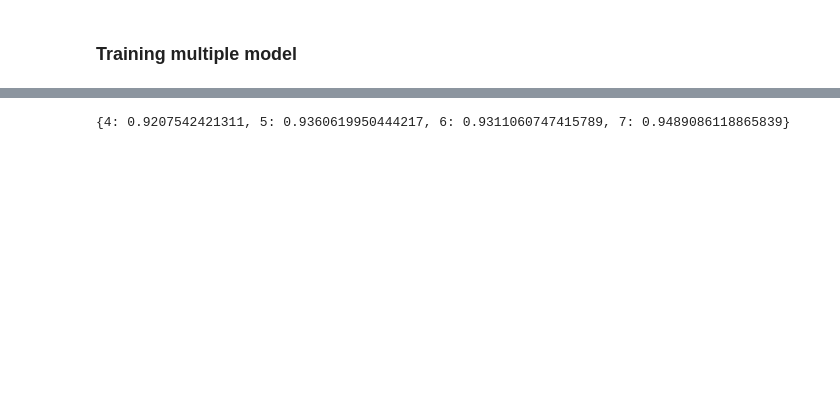
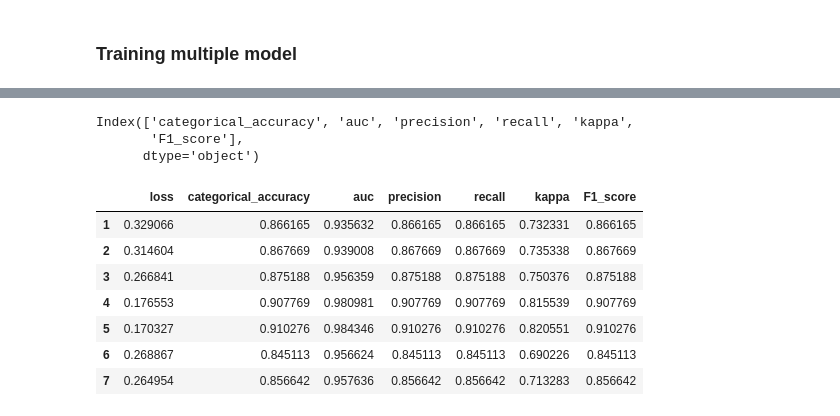
Before and after one commit to Yannick1977/Predictive_maintenance, a Jupyter notebook: Notebook/#3_Modeling_DNN.ipynb, the cells around one changed output, grey strips where cells are left out. Drawn from its saved outputs; the diff is of its cells as text; code cells hidden in the pictures; blank space fills up the shorter version.

```diff
--- a/Notebook/#3_Modeling_DNN.ipynb
+++ b/Notebook/#3_Modeling_DNN.ipynb
@@ -111,3 +123,3 @@ Confusion matrix, without normalization
 # %%
-res = model.print_evaluation(X_val.to_numpy(), y_val.to_numpy(), y_pred_val>0.5)
+res, score_details = model.print_evaluation(X_val.to_numpy(), y_val.to_numpy(), y_pred_val>0.5, verbose=0)
 # %% [output]
@@ -123,8 +136,9 @@ F1_score:  0.9756059624108879
 ### Training multiple model
 # %%
 score = {}
+df_score = pd.DataFrame()
 
-for i in range(4,8,1):
+for i in range(1,8,1):
 
     keras.backend.clear_session()
 
@@ -141,6 +155,8 @@ for i in range(4,8,1):
     y_pred_val = model.predict(X_val.to_numpy())
 
     print('Nombre de couches : ', i)
-    score[i] = model.print_evaluation(X_val.to_numpy(), y_val.to_numpy(), y_pred_val>0.5)
+    score[i], score_details = model.print_evaluation(X_val.to_numpy(), y_val.to_numpy(), y_pred_val>0.5, verbose=0)
+
+    df_score = pd.concat([df_score, pd.DataFrame(score_details, index=[i])], axis=0)
     print('')
 # %% [output]
@@ -187,4 +184,20 @@ F1_score:  0.9747368421052631
+# %%
+df_score.columns.drop('loss')
+# %% [output]
+Index(['categorical_accuracy', 'auc', 'precision', 'recall', 'kappa',
+       'F1_score'],
+      dtype='object')
 # %%
-print(score)
+#df_score.style.background_gradient(cmap='viridis')
+df_score.style.highlight_max(color = 'blue', subset=df_score.columns.drop('loss')).highlight_min(color = 'green', subset=['loss'])
+#df_score.style.highlight_min(color = 'blue', subset=['loss'])
+#display(df_score)
 # %% [output]
-{4: 0.9207542421311, 5: 0.9360619950444217, 6: 0.9311060747415789, 7: 0.9489086118865839}
+|  | loss | categorical_accuracy | auc | precision | recall | kappa | F1_score |
+| 1 | 0.329066 | 0.866165 | 0.935632 | 0.866165 | 0.866165 | 0.732331 | 0.866165 |
+| 2 | 0.314604 | 0.867669 | 0.939008 | 0.867669 | 0.867669 | 0.735338 | 0.867669 |
+| 3 | 0.266841 | 0.875188 | 0.956359 | 0.875188 | 0.875188 | 0.750376 | 0.875188 |
+| 4 | 0.176553 | 0.907769 | 0.980981 | 0.907769 | 0.907769 | 0.815539 | 0.907769 |
+| 5 | 0.170327 | 0.910276 | 0.984346 | 0.910276 | 0.910276 | 0.820551 | 0.910276 |
+| 6 | 0.268867 | 0.845113 | 0.956624 | 0.845113 | 0.845113 | 0.690226 | 0.845113 |
+| 7 | 0.264954 | 0.856642 | 0.957636 | 0.856642 | 0.856642 | 0.713283 | 0.856642 |
```
Also changed, not shown: parts of 11 cells of this notebook, 9 other files.
